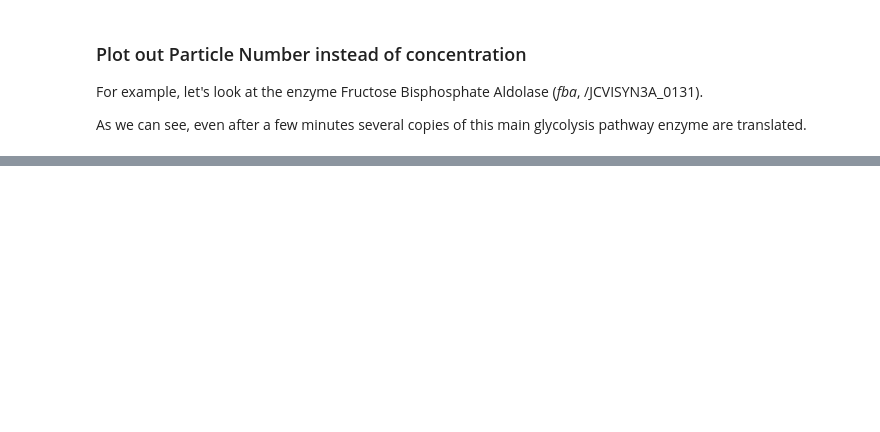
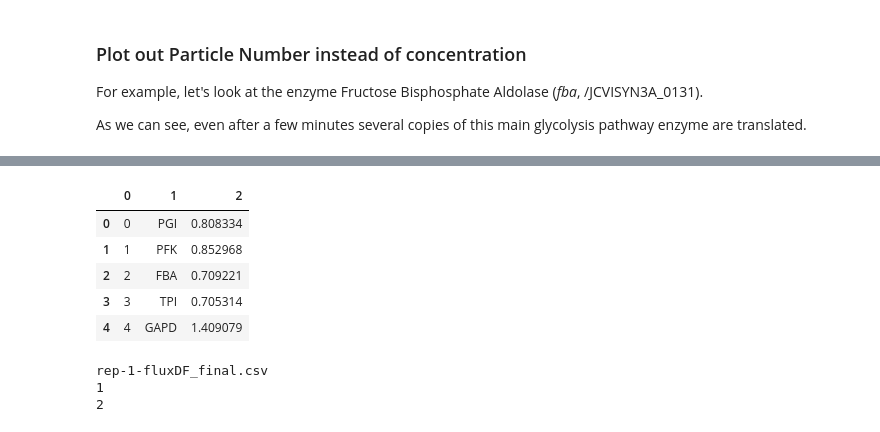
Before and after one commit to Luthey-Schulten-Lab/Minimal_Cell, a Jupyter notebook: CME_ODE/program/serialReplicate-ExampleNotebook.ipynb, the cells around one changed output, grey strips where cells are left out. Cells and saved outputs as stored; diff of their text form; code cells hidden in the pictures; blank space fills up the shorter version.

```diff
--- a/CME_ODE/program/serialReplicate-ExampleNotebook.ipynb
+++ b/CME_ODE/program/serialReplicate-ExampleNotebook.ipynb
@@ -170,0 +173,18 @@ Text(0.5, 1.0, "['M_DnaA_c']")
+# %%
+# Sets the fluxes folder to simulations directory (cwd) + the fluxes directory
+fluxesFolder = os.getcwd()+'/fluxes/'
+
+#simTime = 121 # min
+#times=np.arange(0,simTime,1)
+# %%
+# Quick check of flux file contents (.csv with: rxnID, flux (mM/s))
+myfile='rep-1-fluxDF_final.csv'
+df=pd.read_csv(fluxesFolder+str(myfile),header=None)
+df.head()
+# %% [output]
+|  | 0 | 1 | 2 |
+| 0 | 0 | PGI | 0.808334 |
+| 1 | 1 | PFK | 0.852968 |
+| 2 | 2 | FBA | 0.709221 |
+| 3 | 3 | TPI | 0.705314 |
+| 4 | 4 | GAPD | 1.409079 |
@@ -170,0 +227,6 @@ Text(0.5, 1.0, "['M_DnaA_c']")
+# %%
+fluxArr = getTraces()
+# %% [output]
+rep-1-fluxDF_final.csv
+1
+2
```
Also changed, not shown: parts of 11 cells of this notebook.
